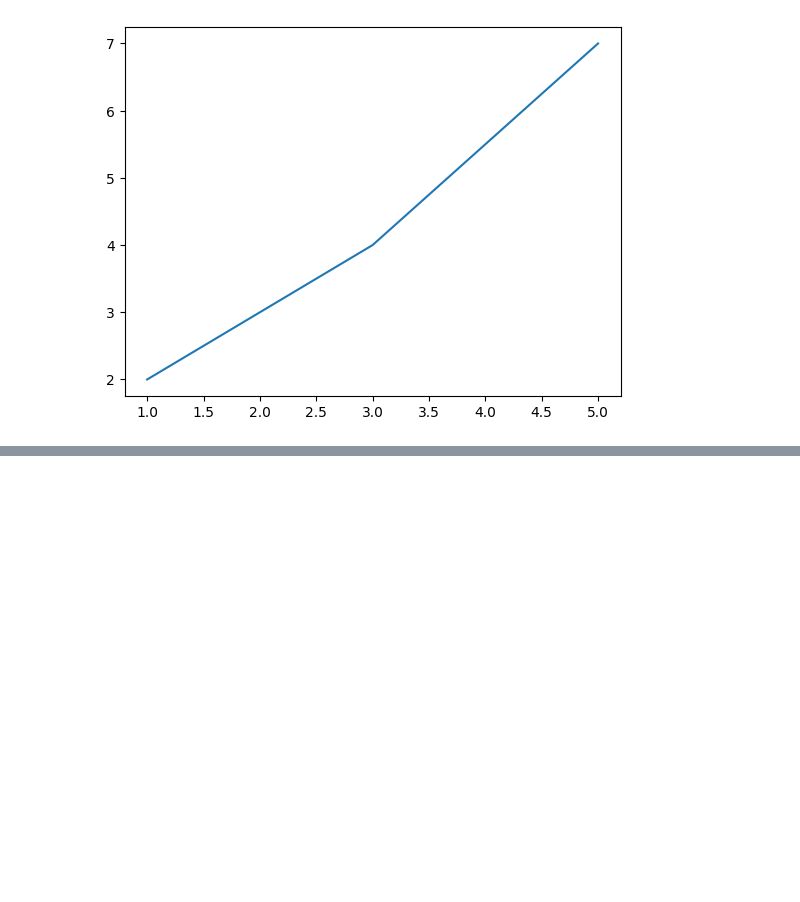
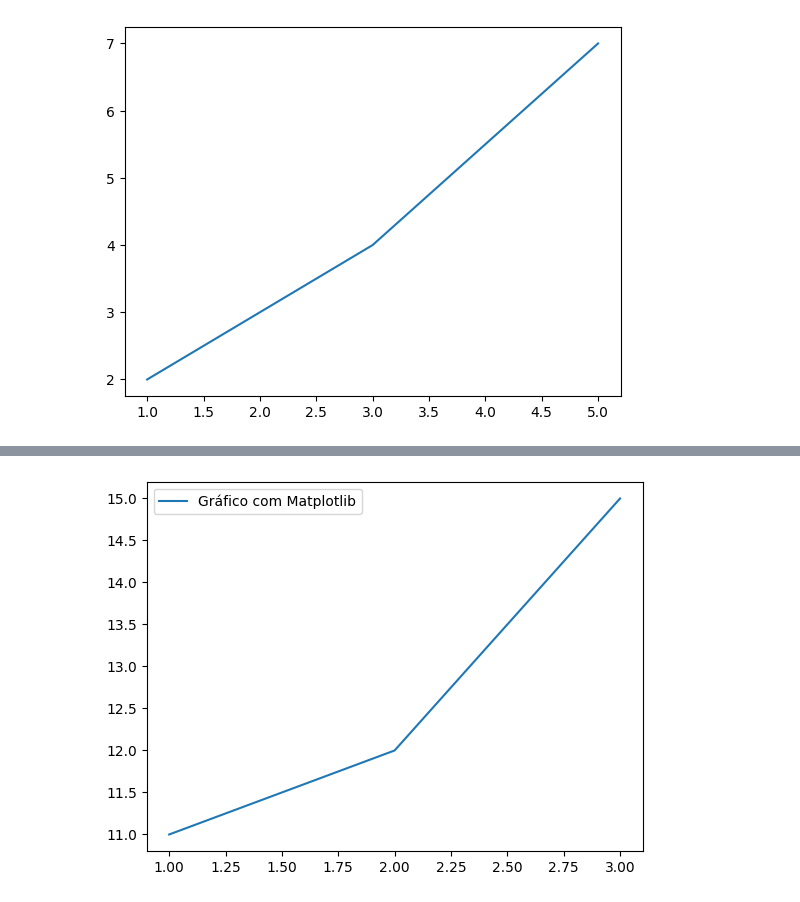
Before and after one commit to SamuelMends/datascience_fundamentals, a Jupyter notebook: matploylib.ipynb, the cells around one changed output, grey strips where cells are left out. Saved outputs shown, nothing was run; the diff lists cells and outputs as text; code cells hidden in the pictures; blank space fills up the shorter version.

```diff
--- a/matploylib.ipynb
+++ b/matploylib.ipynb
@@ -40,0 +52,9 @@ plt.show()
+# %%
+x2 = [1, 2, 3]
+y2 = [11, 12, 15]
+# %%
+plt.plot(x2, y2, label = 'Gráfico com Matplotlib')
+plt.legend()
+plt.show()
+# %% [output]
+[figure, added]
```
Also changed, not shown: parts of 15 cells of this notebook.
